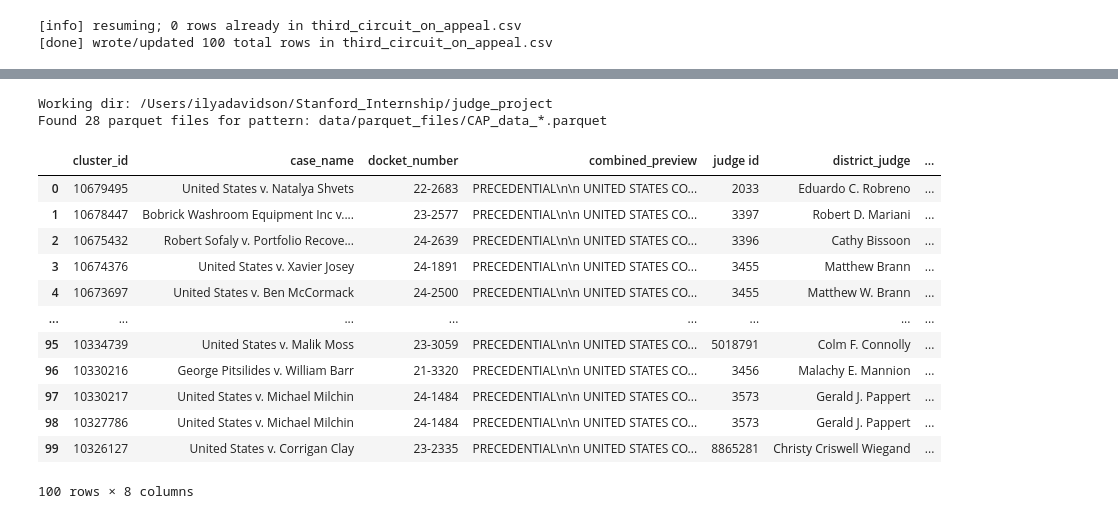
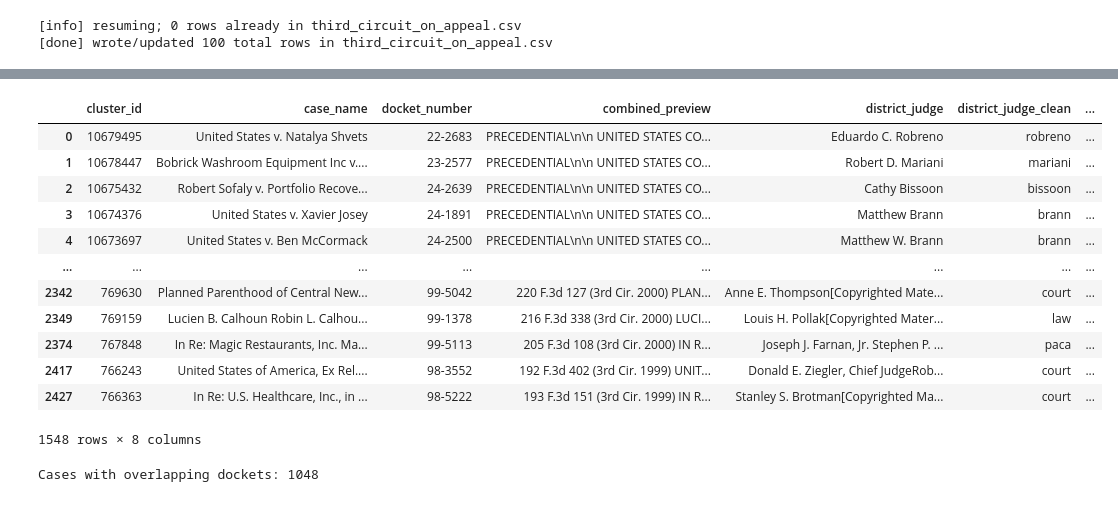
Before and after one commit to ilyadavidson/judge_project, a Jupyter notebook: Untitled-1.ipynb, the cells around one changed output, grey strips where cells are left out. Saved outputs shown, nothing was run; the diff lists cells and outputs as text; code cells hidden in the pictures.

```diff
--- a/Untitled-1.ipynb
+++ b/Untitled-1.ipynb
@@ -542,6 +551,8 @@ def _resolve_judge_id(dj_full: str, court_name: str, judges_info: pd.DataFrame):
 
     # As a final tie, return NA (or choose the first to force a result)
     return pd.NA
+# %%
+judge_info = pd.read_csv('data/judge_info.csv')
 # %%
 TEXT_COL = "combined_preview"   # change to 'preview_text' if that's your column
 
@@ -555,42 +566,21 @@ df = normalize_judge_id_column(df, col="judge id")
 
 # Make sure judge id is a nice nullable integer
 df['judge id'] = pd.to_numeric(df['judge id'], errors='coerce').astype('Int64')
-# %%
-import pandas as pd
-
-def collapse_all_duplicate_columns(df: pd.DataFrame) -> pd.DataFrame:
-    # find all names that appear more than once
-    dup_names = df.columns[df.columns.duplicated(keep=False)]
-    for name in dup_names.unique():
-        block = df.loc[:, df.columns == name]           # all columns with this exact name
-        merged = block.bfill(axis=1).iloc[:, 0]         # take first non-null across duplicates
-        df.drop(columns=block.columns, inplace=True)    # drop them all
-        df[name] = merged                               # add back a single clean column
-    return df
-
-df = collapse_all_duplicate_columns(df)
-
-# make judge id nice (no .0)
-if "judge id" in df.columns:
-    df["judge id"] = pd.to_numeric(df["judge id"], errors="coerce").astype("Int64")
-# %%
-cap = build_cap_dataset()
-# %% [output]
-Working dir: /Users/ilyadavidson/Stanford_Internship/judge_project
-Found 28 parquet files for pattern: data/parquet_files/CAP_data_*.parquet
-# %%
-df[df[['docket_number'].isin]
-# %% [output]
-|  | cluster_id | case_name | docket_number | combined_preview | judge id | district_judge | ... |
-| 0 | 10679495 | United States v. Natalya Shvets | 22-2683 | PRECEDENTIAL\n\n UNITED STATES CO... | 2033 | Eduardo C. Robreno | ... |
-| 1 | 10678447 | Bobrick Washroom Equipment Inc v.... | 23-2577 | PRECEDENTIAL\n\n UNITED STATES CO... | 3397 | Robert D. Mariani | ... |
-| 2 | 10675432 | Robert Sofaly v. Portfolio Recove... | 24-2639 | PRECEDENTIAL\n\n UNITED STATES CO... | 3396 | Cathy Bissoon | ... |
-| 3 | 10674376 | United States v. Xavier Josey | 24-1891 | PRECEDENTIAL\n\n UNITED STATES CO... | 3455 | Matthew Brann | ... |
-| 4 | 10673697 | United States v. Ben McCormack | 24-2500 | PRECEDENTIAL\n\n UNITED STATES CO... | 3455 | Matthew W. Brann | ... |
-| ... | ... | ... | ... | ... | ... | ... | ... |
-| 95 | 10334739 | United States v. Malik Moss | 23-3059 | PRECEDENTIAL\n\n UNITED STATES CO... | 5018791 | Colm F. Connolly | ... |
-| 96 | 10330216 | George Pitsilides v. William Barr | 21-3320 | PRECEDENTIAL\n\n UNITED STATES CO... | 3456 | Malachy E. Mannion | ... |
-| 97 | 10330217 | United States v. Michael Milchin | 24-1484 | PRECEDENTIAL\n\n UNITED STATES CO... | 3573 | Gerald J. Pappert | ... |
-| 98 | 10327786 | United States v. Michael Milchin | 24-1484 | PRECEDENTIAL\n\n UNITED STATES CO... | 3573 | Gerald J. Pappert | ... |
-| 99 | 10326127 | United States v. Corrigan Clay | 23-2335 | PRECEDENTIAL\n\n UNITED STATES CO... | 8865281 | Christy Criswell Wiegand | ... |
-100 rows × 8 columns
+# %%
+court_listener = df[df['judge id'].notna()]
+# %%
+court_listener
+# %% [output]
+|  | cluster_id | case_name | docket_number | combined_preview | district_judge | district_judge_clean | ... |
+| 0 | 10679495 | United States v. Natalya Shvets | 22-2683 | PRECEDENTIAL\n\n UNITED STATES CO... | Eduardo C. Robreno | robreno | ... |
+| 1 | 10678447 | Bobrick Washroom Equipment Inc v.... | 23-2577 | PRECEDENTIAL\n\n UNITED STATES CO... | Robert D. Mariani | mariani | ... |
+| 2 | 10675432 | Robert Sofaly v. Portfolio Recove... | 24-2639 | PRECEDENTIAL\n\n UNITED STATES CO... | Cathy Bissoon | bissoon | ... |
+| 3 | 10674376 | United States v. Xavier Josey | 24-1891 | PRECEDENTIAL\n\n UNITED STATES CO... | Matthew Brann | brann | ... |
+| 4 | 10673697 | United States v. Ben McCormack | 24-2500 | PRECEDENTIAL\n\n UNITED STATES CO... | Matthew W. Brann | brann | ... |
+| ... | ... | ... | ... | ... | ... | ... | ... |
+| 2342 | 769630 | Planned Parenthood of Central New... | 99-5042 | 220 F.3d 127 (3rd Cir. 2000) PLAN... | Anne E. Thompson[Copyrighted Mate... | court | ... |
+| 2349 | 769159 | Lucien B. Calhoun Robin L. Calhou... | 99-1378 | 216 F.3d 338 (3rd Cir. 2000) LUCI... | Louis H. Pollak[Copyrighted Mater... | law | ... |
+| 2374 | 767848 | In Re: Magic Restaurants, Inc. Ma... | 99-5113 | 205 F.3d 108 (3rd Cir. 2000) IN R... | Joseph J. Farnan, Jr. Stephen P. ... | paca | ... |
+| 2417 | 766243 | United States of America, Ex Rel.... | 98-3552 | 192 F.3d 402 (3rd Cir. 1999) UNIT... | Donald E. Ziegler, Chief JudgeRob... | court | ... |
+| 2427 | 766363 | In Re: U.S. Healthcare, Inc., in ... | 98-5222 | 193 F.3d 151 (3rd Cir. 1999) IN R... | Stanley S. Brotman[Copyrighted Ma... | court | ... |
+1548 rows × 8 columns
@@ -596,0 +589,12 @@ df[df[['docket_number'].isin]
+# %%
+cl_dockets = court_listener["docket_number"].dropna().unique().tolist()
+
+def has_overlap(docket):
+    return any(docket in cl_d or cl_d in docket for cl_d in cl_dockets)
+
+cases["overlap"] = cases["docket_number"].dropna().apply(has_overlap)
+overlap_cases = cases[cases["overlap"]]
+
+print(f"Cases with overlapping dockets: {len(overlap_cases)}")
+# %% [output]
+Cases with overlapping dockets: 1048
```
Also changed, not shown: parts of 16 cells of this notebook, 3 other files.
